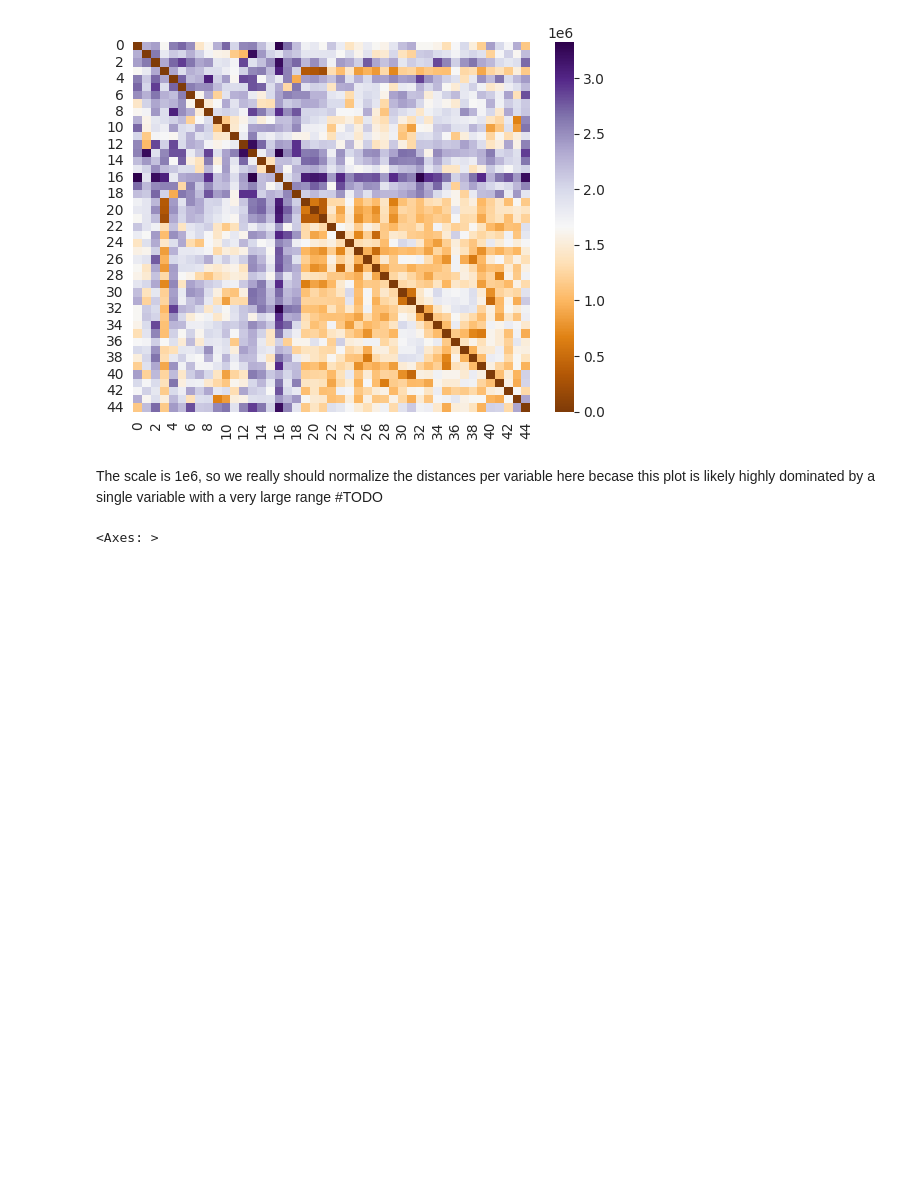
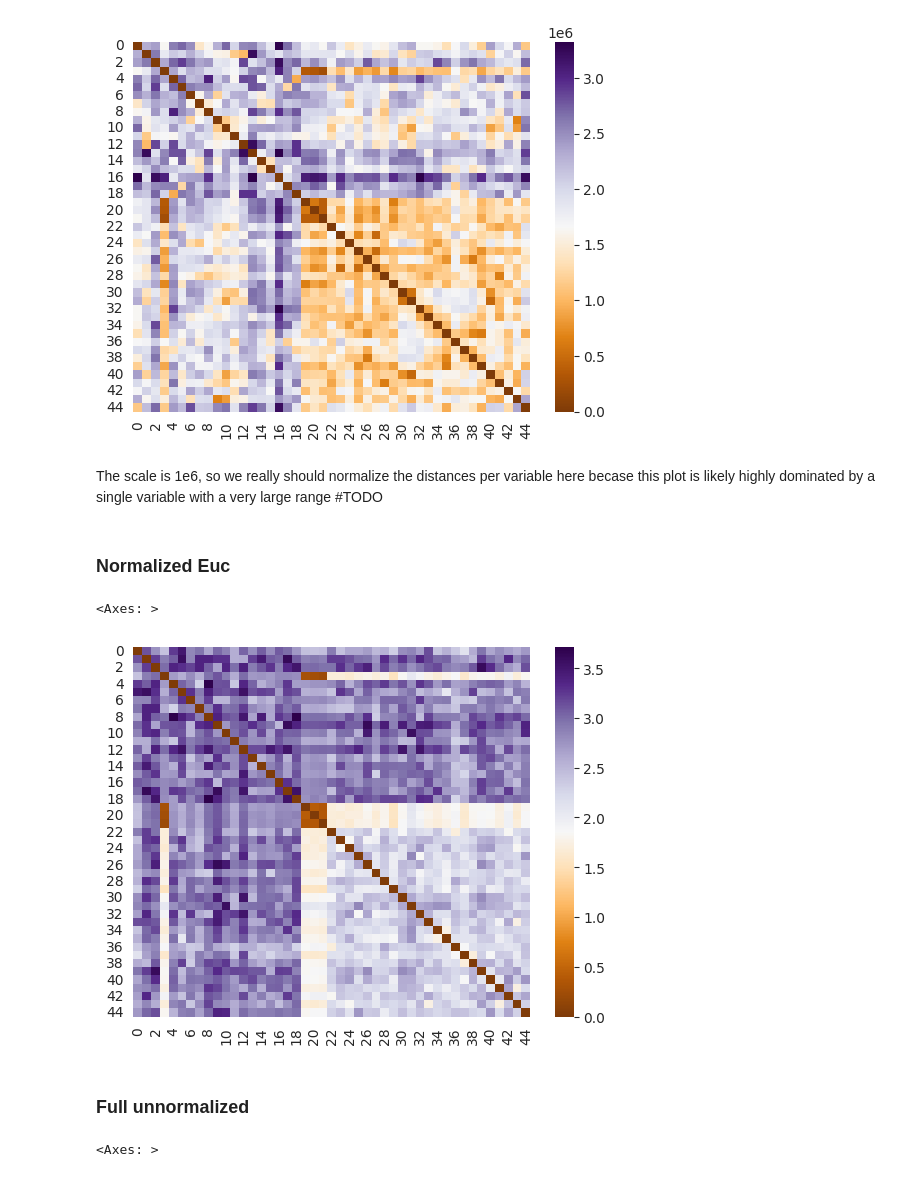
Before and after one commit to Skippybal/Styx, a Jupyter notebook: Distances_Casmo_SMAC.ipynb, the cells around one changed output. Drawn from its saved outputs; the diff is of its cells as text; code cells hidden in the pictures; blank space fills up the shorter version.

Commit message:
Add normalized distances in Distances_Casmo_SMAC.ipynb

```diff
--- a/Distances_Casmo_SMAC.ipynb
+++ b/Distances_Casmo_SMAC.ipynb
@@ -163,3 +167,34 @@ def build_euc_dist_mat(configspace, config_table, cat_names, cont_names):
 
                 # dists[i,j] += (config_table.iloc[i][con_var] - config_table.iloc[j][con_var]) ** 2
     return np.sqrt(dists)
+# %%
+def build_euc_dist_mat_normalized(configspace, config_table, cat_names, cont_names):
+
+    def min_max_normalized(value, min_val, max_val):
+        return (value - min_val)/(max_val-min_val)
+
+    print(len(config_table))
+    dists = np.zeros((len(config_table), len(config_table)))
+    print(dists.shape)
+    for i in range(dists.shape[0]):
+        for j in range(i, dists.shape[1]):
+
+            for con_var in cont_names:
+                # print(configspace[con_var])
+                # print(configspace[con_var].lower)
+                # print(configspace[con_var].upper)
+                # print(configspace[con_var].range)
+                try:
+
+                    var_min = configspace[con_var].lower
+                    var_max = configspace[con_var].upper
+
+                    dists[i,j] += (min_max_normalized(config_table.iloc[i][con_var], var_min, var_max) - min_max_normalized(config_table.iloc[j][con_var], var_min, var_max)) ** 2
+                except Exception as e:
+                    print(e)
+                    print(f"Variable not found?: {con_var}")
+
+
+                # dists[i,j] += (config_table.iloc[i][con_var] - config_table.iloc[j][con_var]) ** 2
+    return np.sqrt(dists)
+casmo_euc_dist_normalized = build_euc_dist_mat_normalized(casmo_configspace, casmo_table, cat_names, cont_names)
@@ -208,6 +246,15 @@ sns.heatmap(casmo_euc_dist + casmo_euc_dist.T, cmap="PuOr")
 [figure]
 # %% [markdown]
 The scale is 1e6, so we really should normalize the distances per variable here becase this plot is likely highly dominated by a single variable with a very large range #TODO
+# %% [markdown]
+### Normalized Euc
+# %%
+sns.heatmap(casmo_euc_dist_normalized + casmo_euc_dist_normalized.T, cmap="PuOr")
+# %% [output]
+<Axes: >
+[figure, added]
+# %% [markdown]
+### Full unnormalized
 # %%
 full_euc = casmo_euc_dist + casmo_euc_dist.T
 full_hat = casmo_hat_dist + casmo_hat_dist.T
```
Also changed, not shown: parts of 13 cells of this notebook.
